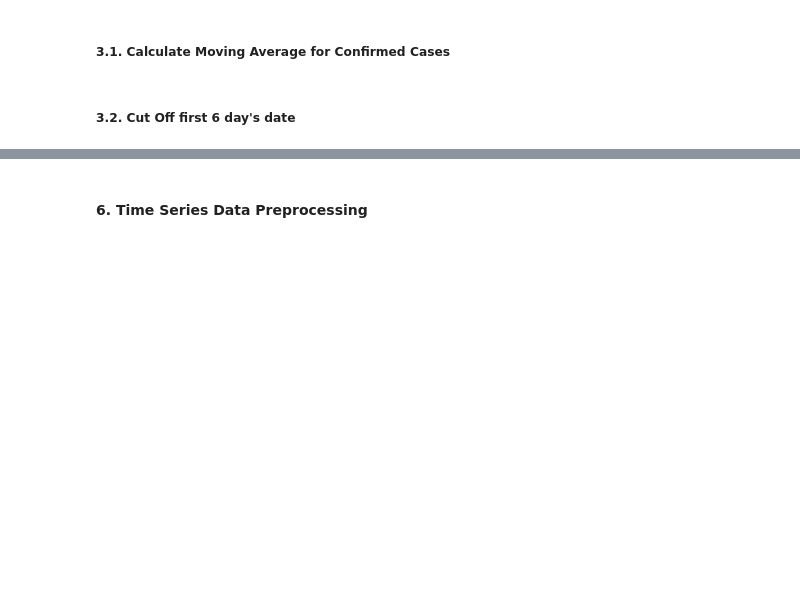
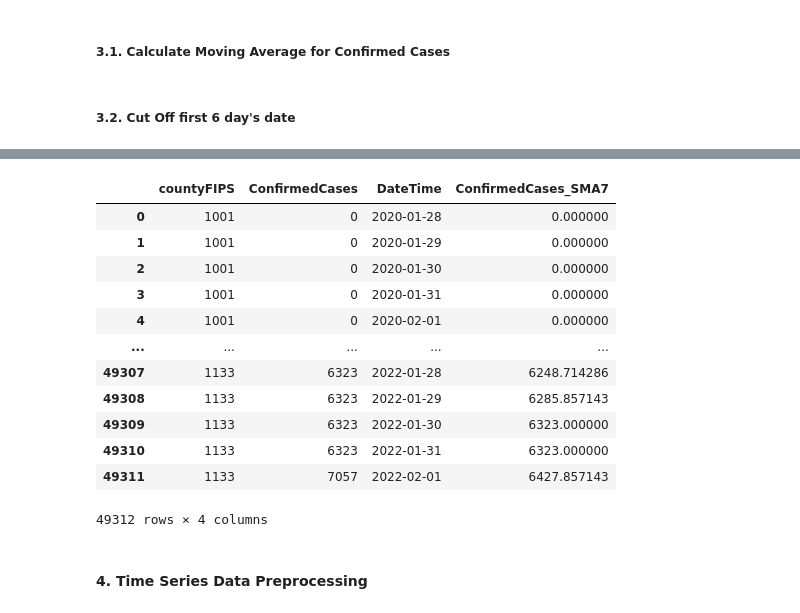
Before and after one commit to Daremitsu1/Covid-case-forecasting, a Jupyter notebook: Covid case forecasting using TimeSeries.ipynb, the cells around one changed output, grey strips where cells are left out. Cells and saved outputs as stored; diff of their text form; code cells hidden in the pictures; blank space fills up the shorter version.

```diff
--- a/Covid case forecasting using TimeSeries.ipynb
+++ b/Covid case forecasting using TimeSeries.ipynb
@@ -26,0 +65,7 @@ Exception: Could not login using Pro authencation.Please verify in Pro that you
+# %%
+# Converting into date time field format
+confirmed_stacked_df["DateTime"] = pd.to_datetime(
+    confirmed_stacked_df["OriginalDate"], infer_datetime_format=True
+)
+confirmed_stacked_df = confirmed_stacked_df.drop(columns=["OriginalDate"])
+confirmed_stacked_df.info()
@@ -27,4 +83,24 @@ Exception: Could not login using Pro authencation.Please verify in Pro that you
 # %% [markdown]
 ##### 3.1. Calculate Moving Average for Confirmed Cases
+# %%
+# Set moving average window = 7 days
+SMA_Window = 7
+# Copy the dataframe and set columns need to be calculated
+df = confirmed_stacked_df
+cols = {1: "ConfirmedCases"}
+# %%
+SMA_Window = 7
+for fips in df.countyFIPS.unique():
+    for col in cols:
+        field = f"{cols[col]}_SMA{SMA_Window}"
+        df.loc[df["countyFIPS"] == fips, field] = (
+            df.loc[df["countyFIPS"] == fips]
+            .iloc[:, col]
+            .rolling(window=SMA_Window)
+            .mean()
+        )
 # %% [markdown]
 ##### 3.2. Cut Off first 6 day's date
+# %%
+firstMADay = df["DateTime"].iloc[0] + pd.DateOffset(days=SMA_Window - 1)
+firstMADay
@@ -31,2 +109,20 @@ Exception: Could not login using Pro authencation.Please verify in Pro that you
+# %%
+df_FirstMADay = df.loc[df["DateTime"] >= firstMADay]
+df_FirstMADay.reset_index(drop=True, inplace=True)
+df_FirstMADay
+# %% [output]
+|  | countyFIPS | ConfirmedCases | DateTime | ConfirmedCases_SMA7 |
+| 0 | 1001 | 0 | 2020-01-28 | 0.000000 |
+| 1 | 1001 | 0 | 2020-01-29 | 0.000000 |
+| 2 | 1001 | 0 | 2020-01-30 | 0.000000 |
+| 3 | 1001 | 0 | 2020-01-31 | 0.000000 |
+| 4 | 1001 | 0 | 2020-02-01 | 0.000000 |
+| ... | ... | ... | ... | ... |
+| 49307 | 1133 | 6323 | 2022-01-28 | 6248.714286 |
+| 49308 | 1133 | 6323 | 2022-01-29 | 6285.857143 |
+| 49309 | 1133 | 6323 | 2022-01-30 | 6323.000000 |
+| 49310 | 1133 | 6323 | 2022-01-31 | 6323.000000 |
+| 49311 | 1133 | 7057 | 2022-02-01 | 6427.857143 |
+49312 rows × 4 columns
 # %% [markdown]
-#### 6. Time Series Data Preprocessing
+#### 4. Time Series Data Preprocessing
```
Also changed, not shown: parts of 18 cells of this notebook.
